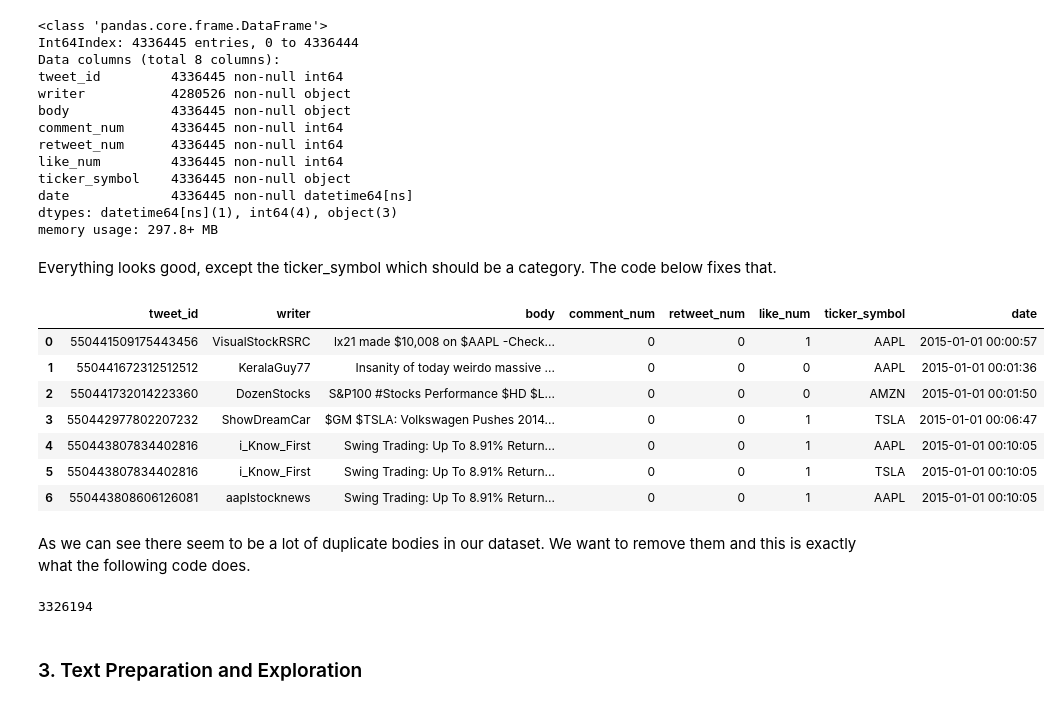
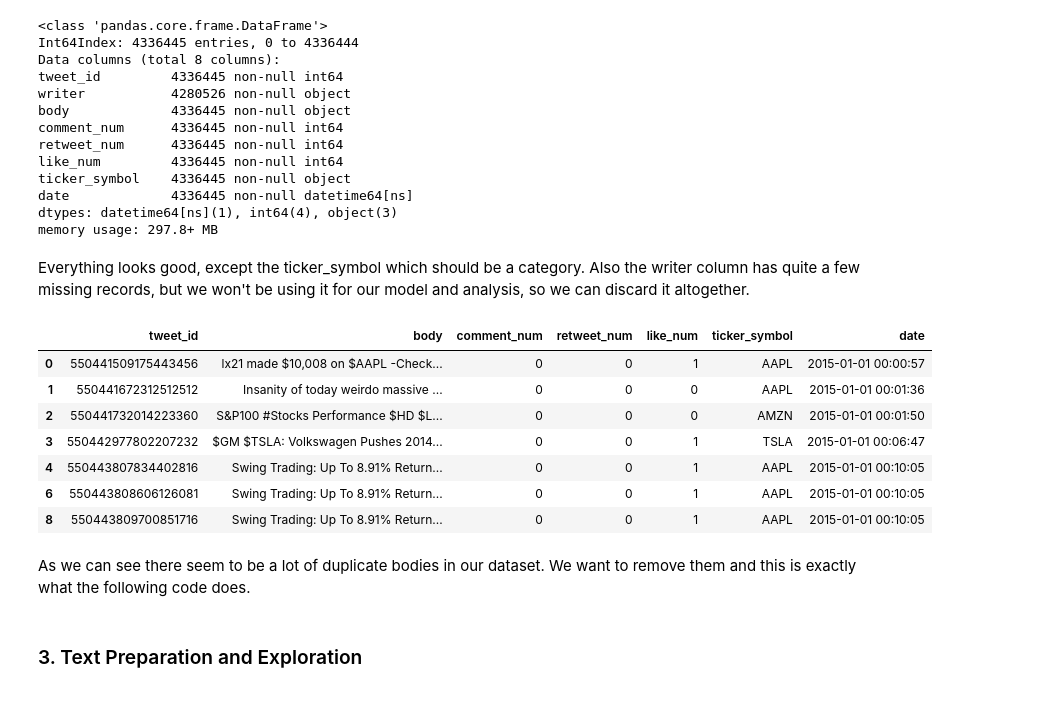
Before and after one commit to Kaloyan-Dimitrov/softuni-data-science-final-project, a Jupyter notebook: Tweets and a company's market value.ipynb, the cells around one changed output. Cells and saved outputs as stored; diff of their text form; code cells hidden in the pictures.

Commit message:
Removed writer column

```diff
--- a/Tweets and a company's market value.ipynb
+++ b/Tweets and a company's market value.ipynb
@@ -162,26 +162,25 @@ ticker_symbol    4336445 non-null object
 date             4336445 non-null datetime64[ns]
 dtypes: datetime64[ns](1), int64(4), object(3)
 memory usage: 297.8+ MB
-# %% [markdown]
-Everything looks good, except the ticker_symbol which should be a category. The code below fixes that.
+# %% [markdown]
+Everything looks good, except the ticker_symbol which should be a category. Also the writer column has quite a few missing records, but we won't be using it for our model and analysis, so we can discard it altogether.
 # %%
 tweets.ticker_symbol = tweets.ticker_symbol.astype('category')
+tweets = tweets.drop(columns=["writer"])
 tweets.head(7)
 # %% [output]
-|  | tweet_id | writer | body | comment_num | retweet_num | like_num | ticker_symbol | date |
-| 0 | 550441509175443456 | VisualStockRSRC | lx21 made $10,008 on $AAPL -Check... | 0 | 0 | 1 | AAPL | 2015-01-01 00:00:57 |
-| 1 | 550441672312512512 | KeralaGuy77 | Insanity of today weirdo massive ... | 0 | 0 | 0 | AAPL | 2015-01-01 00:01:36 |
-| 2 | 550441732014223360 | DozenStocks | S&P100 #Stocks Performance $HD $L... | 0 | 0 | 0 | AMZN | 2015-01-01 00:01:50 |
-| 3 | 550442977802207232 | ShowDreamCar | $GM $TSLA: Volkswagen Pushes 2014... | 0 | 0 | 1 | TSLA | 2015-01-01 00:06:47 |
-| 4 | 550443807834402816 | i_Know_First | Swing Trading: Up To 8.91% Return... | 0 | 0 | 1 | AAPL | 2015-01-01 00:10:05 |
-| 5 | 550443807834402816 | i_Know_First | Swing Trading: Up To 8.91% Return... | 0 | 0 | 1 | TSLA | 2015-01-01 00:10:05 |
-| 6 | 550443808606126081 | aaplstocknews | Swing Trading: Up To 8.91% Return... | 0 | 0 | 1 | AAPL | 2015-01-01 00:10:05 |
+|  | tweet_id | body | comment_num | retweet_num | like_num | ticker_symbol | date |
+| 0 | 550441509175443456 | lx21 made $10,008 on $AAPL -Check... | 0 | 0 | 1 | AAPL | 2015-01-01 00:00:57 |
+| 1 | 550441672312512512 | Insanity of today weirdo massive ... | 0 | 0 | 0 | AAPL | 2015-01-01 00:01:36 |
+| 2 | 550441732014223360 | S&P100 #Stocks Performance $HD $L... | 0 | 0 | 0 | AMZN | 2015-01-01 00:01:50 |
+| 3 | 550442977802207232 | $GM $TSLA: Volkswagen Pushes 2014... | 0 | 0 | 1 | TSLA | 2015-01-01 00:06:47 |
+| 4 | 550443807834402816 | Swing Trading: Up To 8.91% Return... | 0 | 0 | 1 | AAPL | 2015-01-01 00:10:05 |
+| 6 | 550443808606126081 | Swing Trading: Up To 8.91% Return... | 0 | 0 | 1 | AAPL | 2015-01-01 00:10:05 |
+| 8 | 550443809700851716 | Swing Trading: Up To 8.91% Return... | 0 | 0 | 1 | AAPL | 2015-01-01 00:10:05 |
 # %% [markdown]
 As we can see there seem to be a lot of duplicate bodies in our dataset. We want to remove them and this is exactly what the following code does.
 # %%
 tweets = tweets.drop_duplicates(subset=["body"])
-# %% [output]
-3326194
 # %% [markdown]
 ### 3. Text Preparation and Exploration
 # %% [markdown]
```
Also changed, not shown: parts of 10 cells of this notebook.
